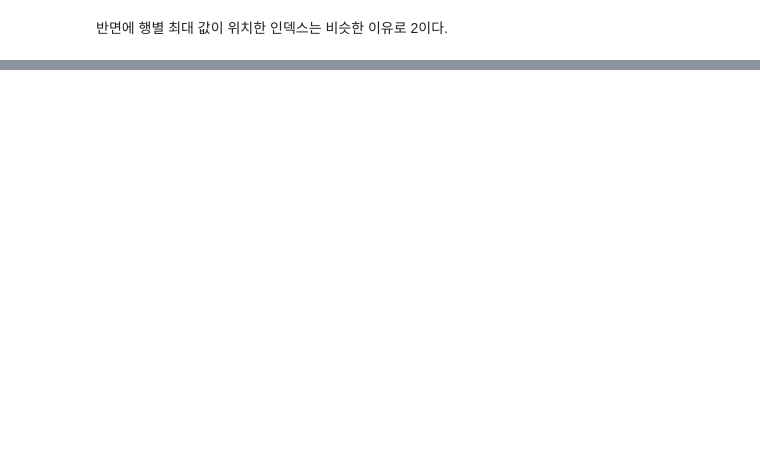
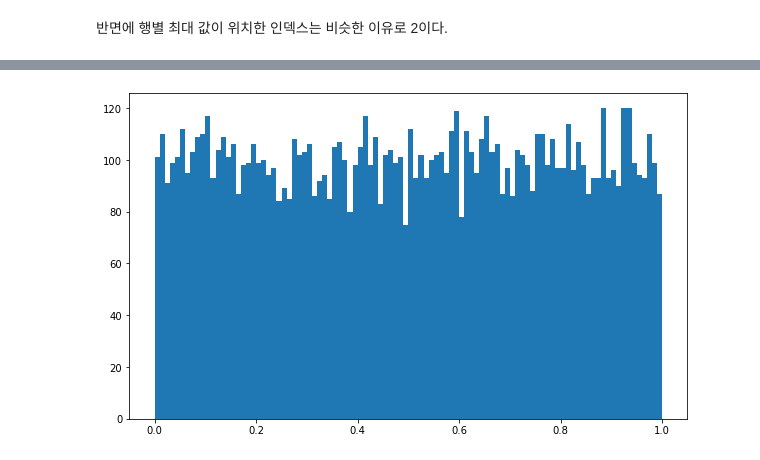
Before and after one commit to codingalzi/pydata, a Jupyter notebook: notebooks/pydata04-numpy-basics-3.ipynb, the cells around one changed output, grey strips where cells are left out. Saved outputs shown, nothing was run; the diff lists cells and outputs as text; code cells hidden in the pictures; blank space fills up the shorter version.

```diff
--- a/notebooks/pydata04-numpy-basics-3.ipynb
+++ b/notebooks/pydata04-numpy-basics-3.ipynb
@@ -586,0 +761,8 @@ array([2, 2], dtype=int64)
+# %%
+np.random.seed(1234)
+
+samples = np.random.rand(10000)
+plt.hist(samples, bins=100)
+plt.show()
+# %% [output]
+[figure, added]
```
Also changed, not shown: parts of 60 cells of this notebook, 5 other files.
